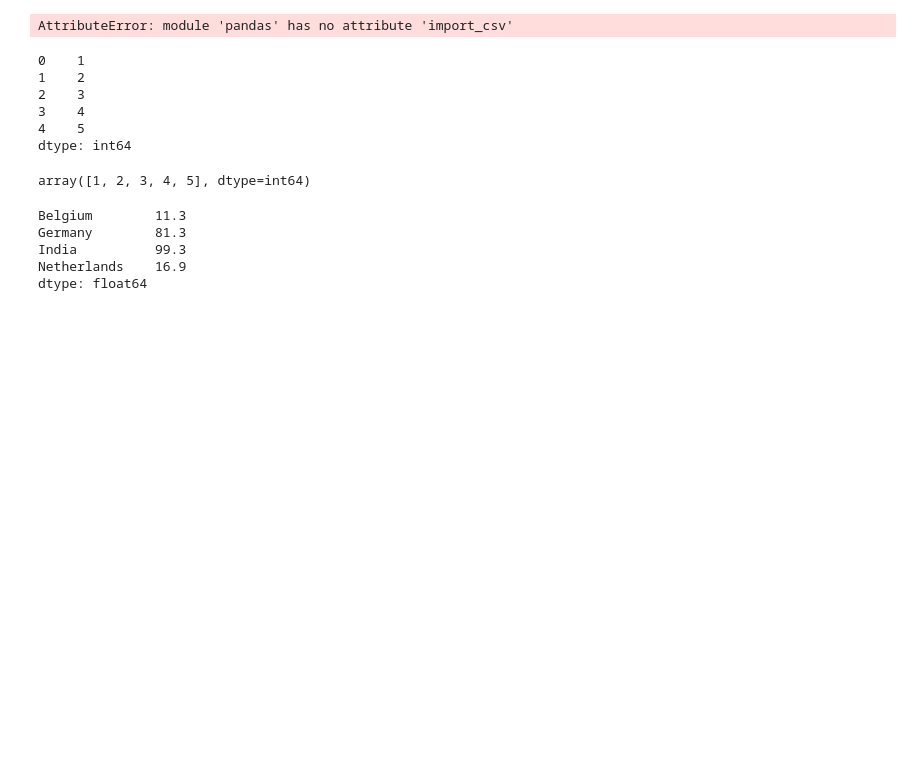
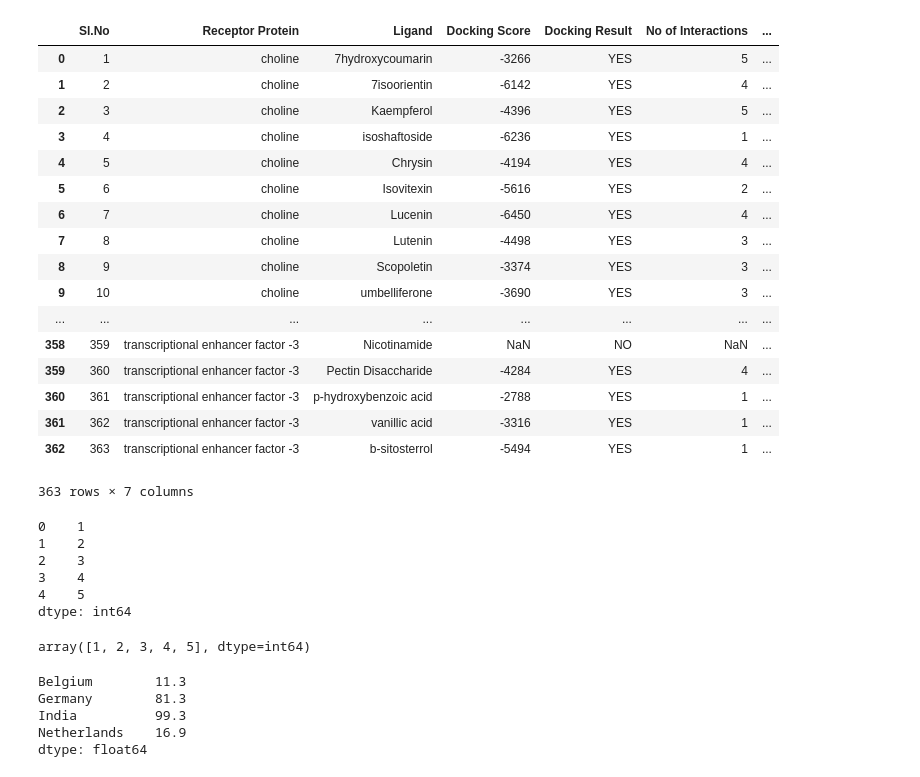
Before and after one commit to Puneet-Shivanand/pandas-101, a Jupyter notebook: Pandas_tutorial.ipynb, the cells around one changed output. Saved outputs shown, nothing was run; the diff lists cells and outputs as text; code cells hidden in the pictures; blank space fills up the shorter version.

Commit message:
Pandas 101 Begins

```diff
--- a/Pandas_tutorial.ipynb
+++ b/Pandas_tutorial.ipynb
@@ -1,9 +1,26 @@
 # %%
 import pandas as pd
 # %%
-pd.import_csv('DOCK_OUT.CSV')
+pd.read_csv('DOCK_OUT.CSV')
 # %% [output]
+|  | Sl.No | Receptor Protein | Ligand | Docking Score | Docking Result | No of Interactions | ... |
+| 0 | 1 | choline | 7hydroxycoumarin | -3266 | YES | 5 | ... |
+| 1 | 2 | choline | 7isoorientin | -6142 | YES | 4 | ... |
+| 2 | 3 | choline | Kaempferol | -4396 | YES | 5 | ... |
+| 3 | 4 | choline | isoshaftoside | -6236 | YES | 1 | ... |
+| 4 | 5 | choline | Chrysin | -4194 | YES | 4 | ... |
+| 5 | 6 | choline | Isovitexin | -5616 | YES | 2 | ... |
+| 6 | 7 | choline | Lucenin | -6450 | YES | 4 | ... |
+| 7 | 8 | choline | Lutenin | -4498 | YES | 3 | ... |
+| 8 | 9 | choline | Scopoletin | -3374 | YES | 3 | ... |
+| 9 | 10 | choline | umbelliferone | -3690 | YES | 3 | ... |
+| ... | ... | ... | ... | ... | ... | ... | ... |
+| 358 | 359 | transcriptional enhancer factor -3 | Nicotinamide | NaN | NO | NaN | ... |
+| 359 | 360 | transcriptional enhancer factor -3 | Pectin Disaccharide | -4284 | YES | 4 | ... |
+| 360 | 361 | transcriptional enhancer factor -3 | p-hydroxybenzoic acid | -2788 | YES | 1 | ... |
+| 361 | 362 | transcriptional enhancer factor -3 | vanillic acid | -3316 | YES | 1 | ... |
+| 362 | 363 | transcriptional enhancer factor -3 | b-sitosterrol | -5494 | YES | 1 | ... |
-AttributeError: module 'pandas' has no attribute 'import_csv'
+363 rows × 7 columns
 # %%
 s = pd.Series([1,2,3,4,5])
 s
```
Also changed, not shown: parts of 20 cells of this notebook, 1 other file.
